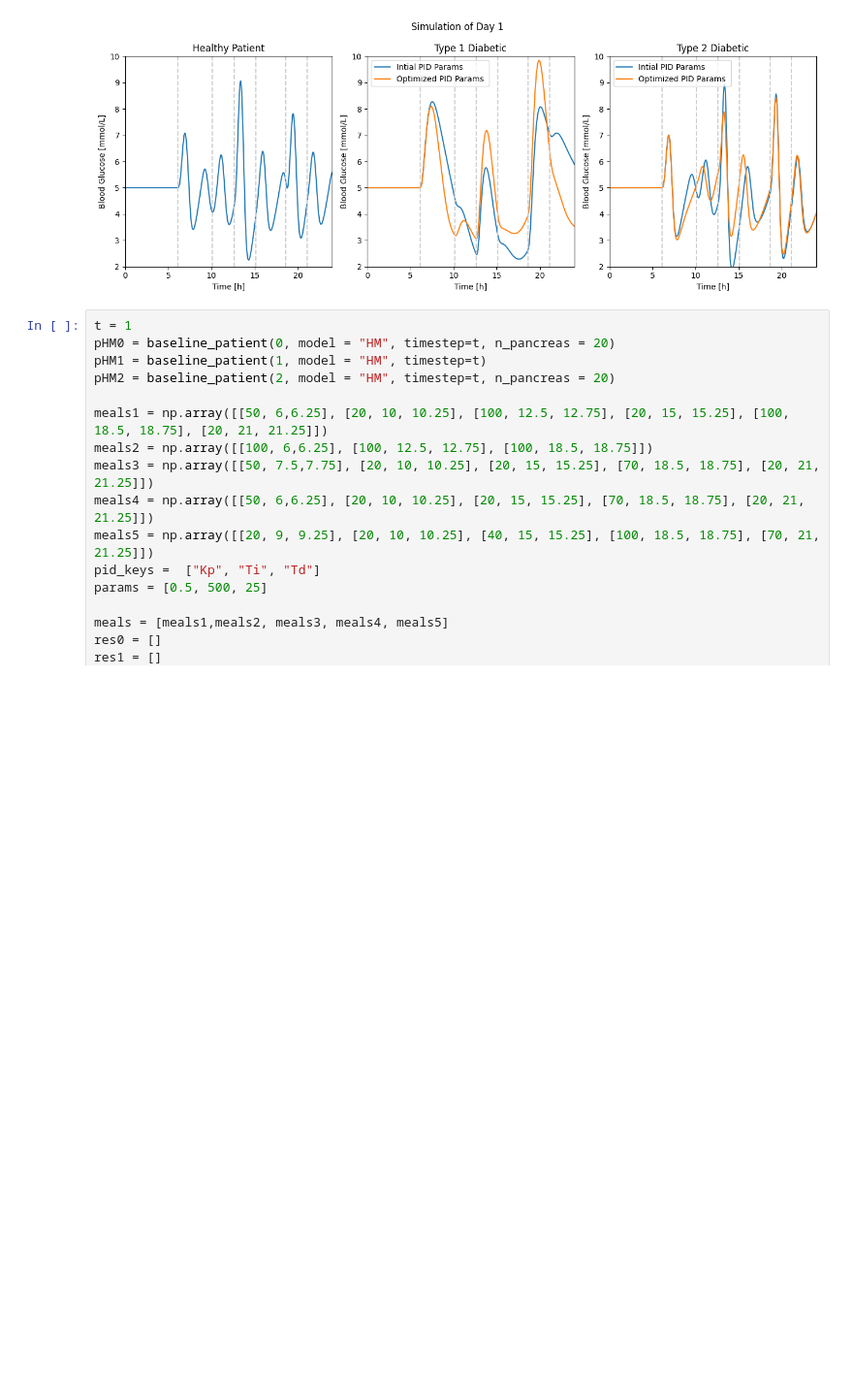
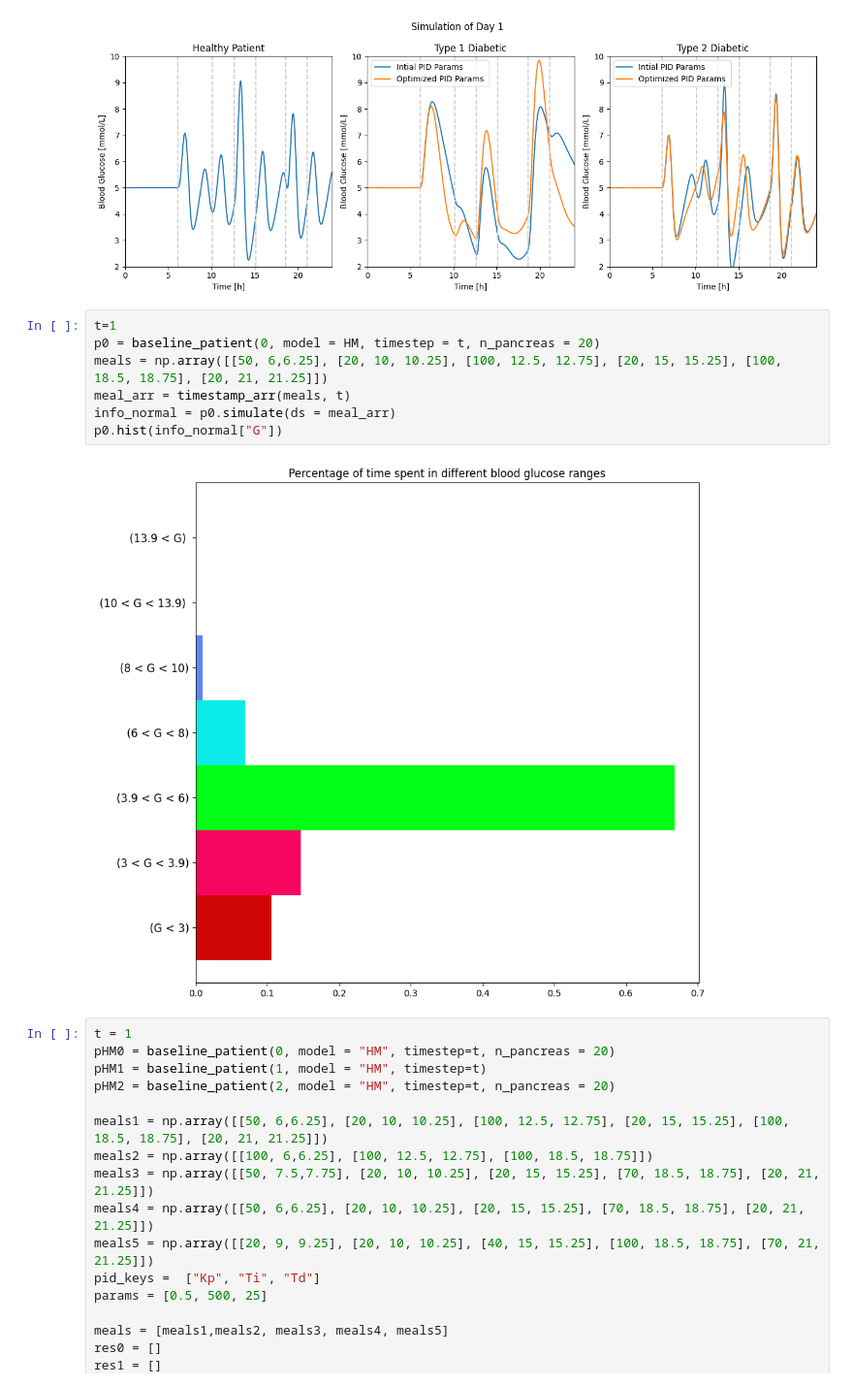
Before and after one commit to char056a/FagprojektRepo, a Jupyter notebook: simulation.ipynb, the cells around one changed output. Shown at 97% size. Drawn from its saved outputs; the diff is of its cells as text; blank space fills up the shorter version.

Commit message:
histogram fuckery

```diff
--- a/simulation.ipynb
+++ b/simulation.ipynb
@@ -155,6 +155,15 @@ ax[2].legend()
 fig.tight_layout()
 # %% [output]
 [figure]
+# %%
+t=1
+p0 = baseline_patient(0, model = HM, timestep = t, n_pancreas = 20)
+meals = np.array([[50, 6,6.25], [20, 10, 10.25], [100, 12.5, 12.75], [20, 15, 15.25], [100, 18.5, 18.75], [20, 21, 21.25]])
+meal_arr = timestamp_arr(meals, t)
+info_normal = p0.simulate(ds = meal_arr)
+p0.hist(info_normal["G"])
+# %% [output]
+[figure, added]
 # %%
 t = 1
 pHM0 = baseline_patient(0, model = "HM", timestep=t, n_pancreas = 20)
```
Also changed, not shown: parts of 1 cell of this notebook, 1 other file.
